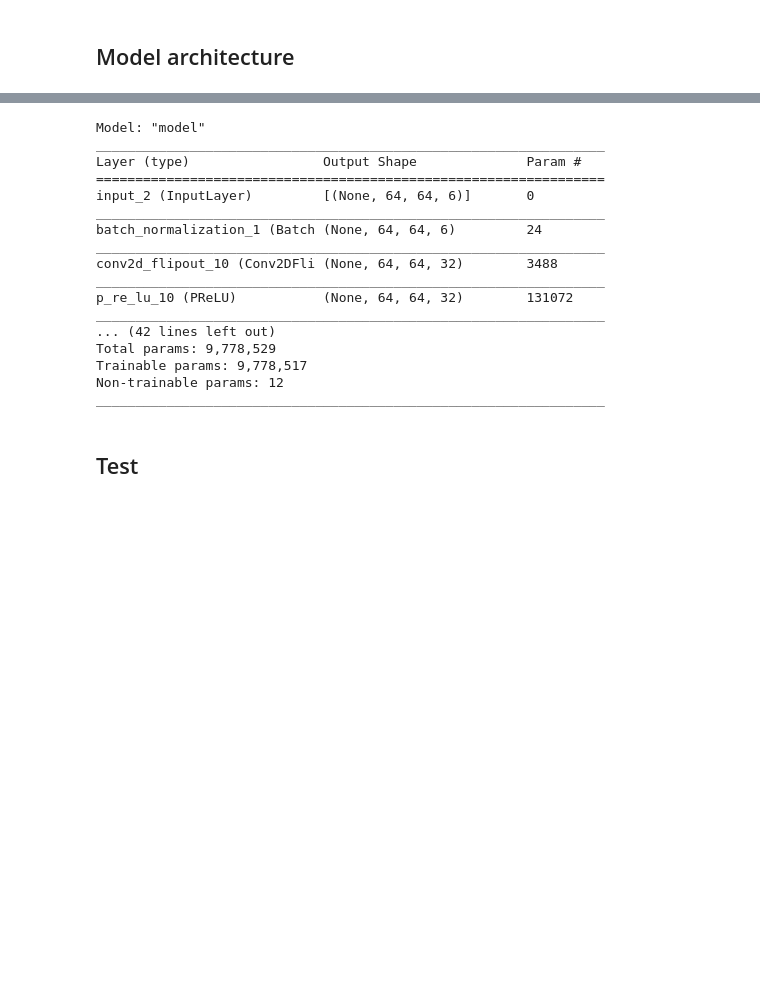
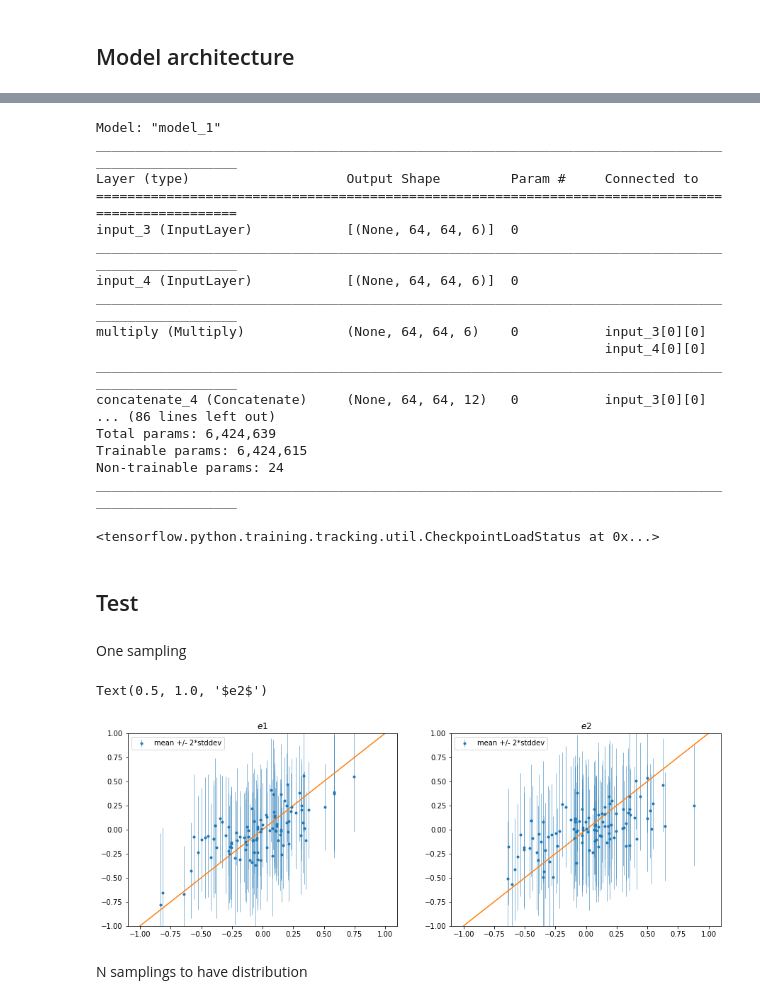
Before and after one commit to BastienArcelin/parameter_estimation, a Jupyter notebook: notebooks/parameter_estimation/COSMOS simulation - Variational Inference - blended galaxies - v1 - (e1.e2) Blend + PSF + coord.ipynb, the cells around one changed output, grey strips where cells are left out. Drawn from its saved outputs; the diff is of its cells as text; code cells hidden in the pictures; blank space fills up the shorter version.

Commit message:
major update with DC2 data access and first bayesian network results on blends

```diff
--- a/notebooks/parameter_estimation/COSMOS simulation - Variational Inference - blended galaxies - v1 - (e1.e2) Blend + PSF + coord.ipynb
+++ b/notebooks/parameter_estimation/COSMOS simulation - Variational Inference - blended galaxies - v1 - (e1.e2) Blend + PSF + coord.ipynb
@@ -311,2 +305,2 @@ reload(model)
 # %%
-net = model.create_model_full_prob(input_shape, latent_dim, hidden_dim, filters, kernels, final_dim, conv_activation=None, dense_activation=None)
+net_flipout = model.create_model_prob_flipout_peak(input_shape, latent_dim, hidden_dim, filters, kernels, final_dim, conv_activation=None, dense_activation=None)
@@ -313,30 +318,63 @@ net = model.create_model_full_prob(input_shape, latent_dim, hidden_dim, filters,
 # %%
-net.summary()
+net_flipout.summary()
 # %% [output]
-Model: "model"
-_________________________________________________________________
-Layer (type)                 Output Shape              Param #
-=================================================================
-input_2 (InputLayer)         [(None, 64, 64, 6)]       0
-_________________________________________________________________
-batch_normalization_1 (Batch (None, 64, 64, 6)         24
-_________________________________________________________________
-conv2d_flipout_10 (Conv2DFli (None, 64, 64, 32)        3488
-_________________________________________________________________
-p_re_lu_10 (PReLU)           (None, 64, 64, 32)        131072
-_________________________________________________________________
-... (42 lines left out)
-Total params: 9,778,529
-Trainable params: 9,778,517
-Non-trainable params: 12
-_________________________________________________________________
+Model: "model_1"
+__________________________________________________________________________________________________
+Layer (type)                    Output Shape         Param #     Connected to
+==================================================================================================
+input_3 (InputLayer)            [(None, 64, 64, 6)]  0
+__________________________________________________________________________________________________
+input_4 (InputLayer)            [(None, 64, 64, 6)]  0
+__________________________________________________________________________________________________
+multiply (Multiply)             (None, 64, 64, 6)    0           input_3[0][0]
+                                                                 input_4[0][0]
+__________________________________________________________________________________________________
+concatenate_4 (Concatenate)     (None, 64, 64, 12)   0           input_3[0][0]
+... (86 lines left out)
+Total params: 6,424,639
+Trainable params: 6,424,615
+Non-trainable params: 24
+__________________________________________________________________________________________________
 # %%
-loading_path = '/sps/lsst/users/barcelin/TFP/weights/test_3/'
+loading_path = '/sps/lsst/users/barcelin/TFP/weights/test_coord_psf_3/prob/loss/'
 
 latest = tf.train.latest_checkpoint(loading_path)
-net.load_weights(latest)
+net_flipout.load_weights(latest)
+# %% [output]
+<tensorflow.python.training.tracking.util.CheckpointLoadStatus at 0x...>
 # %% [markdown]
 ## Test
+# %% [markdown]
+One sampling
+# %%
+test = test_generator.__getitem__(2)
+
+test_data = test[0]
+test_labels = test[1]
+
+out = net_flipout([tf.cast(test_data[0], tf.float32), tf.cast(test_data[1], tf.float32)])
+# %%
+fig, axes = plt.subplots(1, 2, figsize=(15, 5))
+
+nb_of_points = 100
+axes[0].errorbar(test_labels[:nb_of_points,0], K.get_value(out.mean())[:nb_of_points,0], yerr = 2*K.get_value(out.stddev())[:nb_of_points,0],  fmt='.', elinewidth=0.5, label = 'mean +/- 2*stddev')
+x = np.linspace(-1,1)
+axes[0].plot(x, x)
+axes[0].legend()
+axes[0].set_ylim(-1,1)
+axes[0].set_title('$e1$')
+
+axes[1].errorbar(test_labels[:nb_of_points,1], K.get_value(out.mean())[:nb_of_points,1], yerr = 2*K.get_value(out.stddev())[:nb_of_points,1],  fmt='.', elinewidth=0.5, label = 'mean +/- 2*stddev')
+x = np.linspace(-1,1)
+axes[1].plot(x, x)
+axes[1].legend()
+axes[1].set_ylim(-1,1)
+axes[1].set_title('$e2$')
+# %% [output]
+Text(0.5, 1.0, '$e2$')
+[figure, added]
+# %% [markdown]
+N samplings to have distribution
 # %%
 n = 10
 # %%
```
Also changed, not shown: parts of 43 cells of this notebook, 14 other files.
